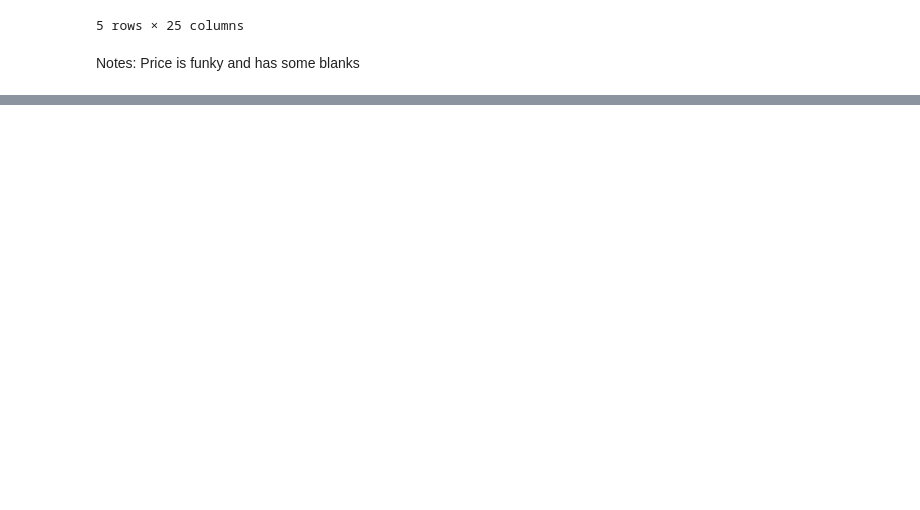
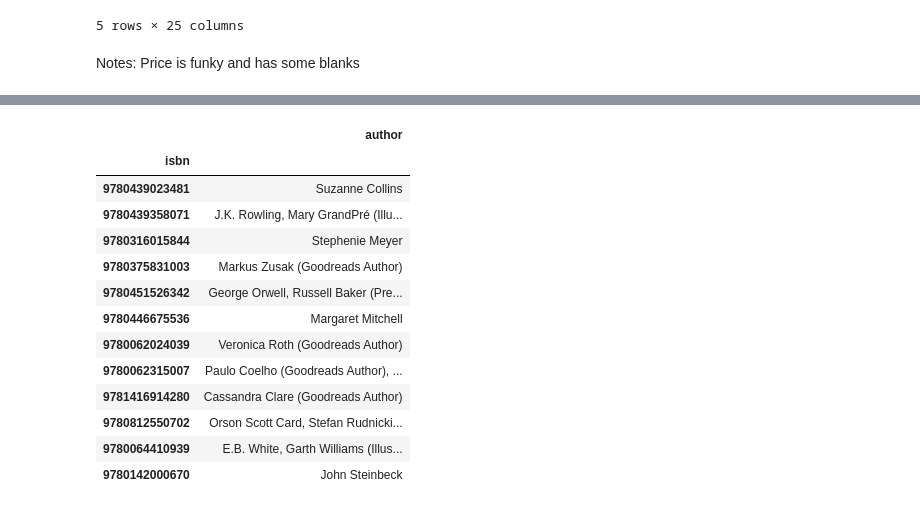
Before and after one commit to mattapallisravya/ETL-Project-Goodreads, a Jupyter notebook: Extract.ipynb, the cells around one changed output, grey strips where cells are left out. Saved outputs shown, nothing was run; the diff lists cells and outputs as text; code cells hidden in the pictures; blank space fills up the shorter version.

```diff
--- a/Extract.ipynb
+++ b/Extract.ipynb
@@ -88,0 +100,19 @@ book_df2.head()
+# %%
+test_df = book_df2[['author', 'isbn']].copy()
+test_df = test_df.set_index('isbn')
+test_df.head(12)
+# %% [output]
+|  | author |
+| isbn |  |
+| 9780439023481 | Suzanne Collins |
+| 9780439358071 | J.K. Rowling, Mary GrandPré (Illu... |
+| 9780316015844 | Stephenie Meyer |
+| 9780375831003 | Markus Zusak (Goodreads Author) |
+| 9780451526342 | George Orwell, Russell Baker (Pre... |
+| 9780446675536 | Margaret Mitchell |
+| 9780062024039 | Veronica Roth (Goodreads Author) |
+| 9780062315007 | Paulo Coelho (Goodreads Author), ... |
+| 9781416914280 | Cassandra Clare (Goodreads Author) |
+| 9780812550702 | Orson Scott Card, Stefan Rudnicki... |
+| 9780064410939 | E.B. White, Garth Williams (Illus... |
+| 9780142000670 | John Steinbeck |
```
Also changed, not shown: parts of 14 cells of this notebook, 7 other files.
